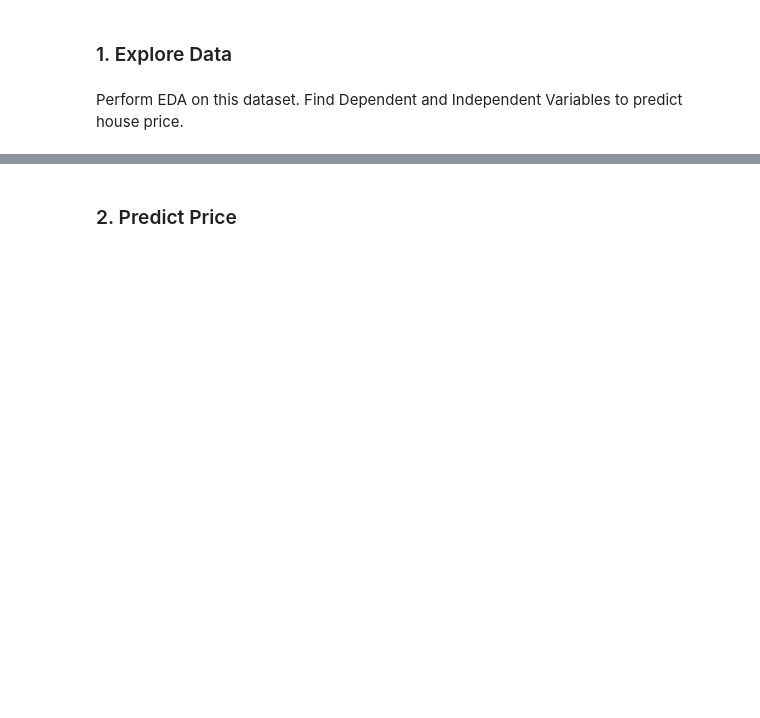
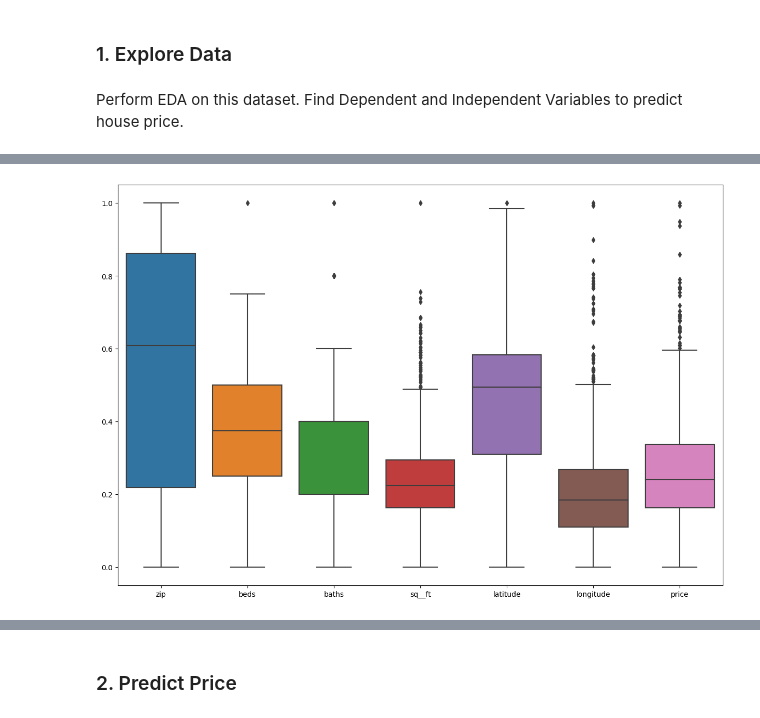
Before and after one commit to LouisMcArdell/IOD-Work, a Jupyter notebook: Labs/Module 4/IOD_Lab 4.1.2.ipynb, the cells around one changed output, grey strips where cells are left out. Cells and saved outputs as stored; diff of their text form; code cells hidden in the pictures; blank space fills up the shorter version.

```diff
--- a/Labs/Module 4/IOD_Lab 4.1.2.ipynb
+++ b/Labs/Module 4/IOD_Lab 4.1.2.ipynb
@@ -34,0 +114,13 @@ df.head()
+# %%
+#isolating the numeric columns to then use a min/max scaler and visualising any outliers
+numeric_cols = df.select_dtypes(include=['float64', 'int64']).columns
+
+scaler = MinMaxScaler()
+
+df_scaled = pd.DataFrame(scaler.fit_transform(df[numeric_cols]), columns=numeric_cols)
+
+plt.figure(figsize=(15, 10))
+sns.boxplot(data=df_scaled)
+plt.show()
+# %% [output]
+[figure, added]
```
Also changed, not shown: parts of 31 cells of this notebook, 11 other files.
